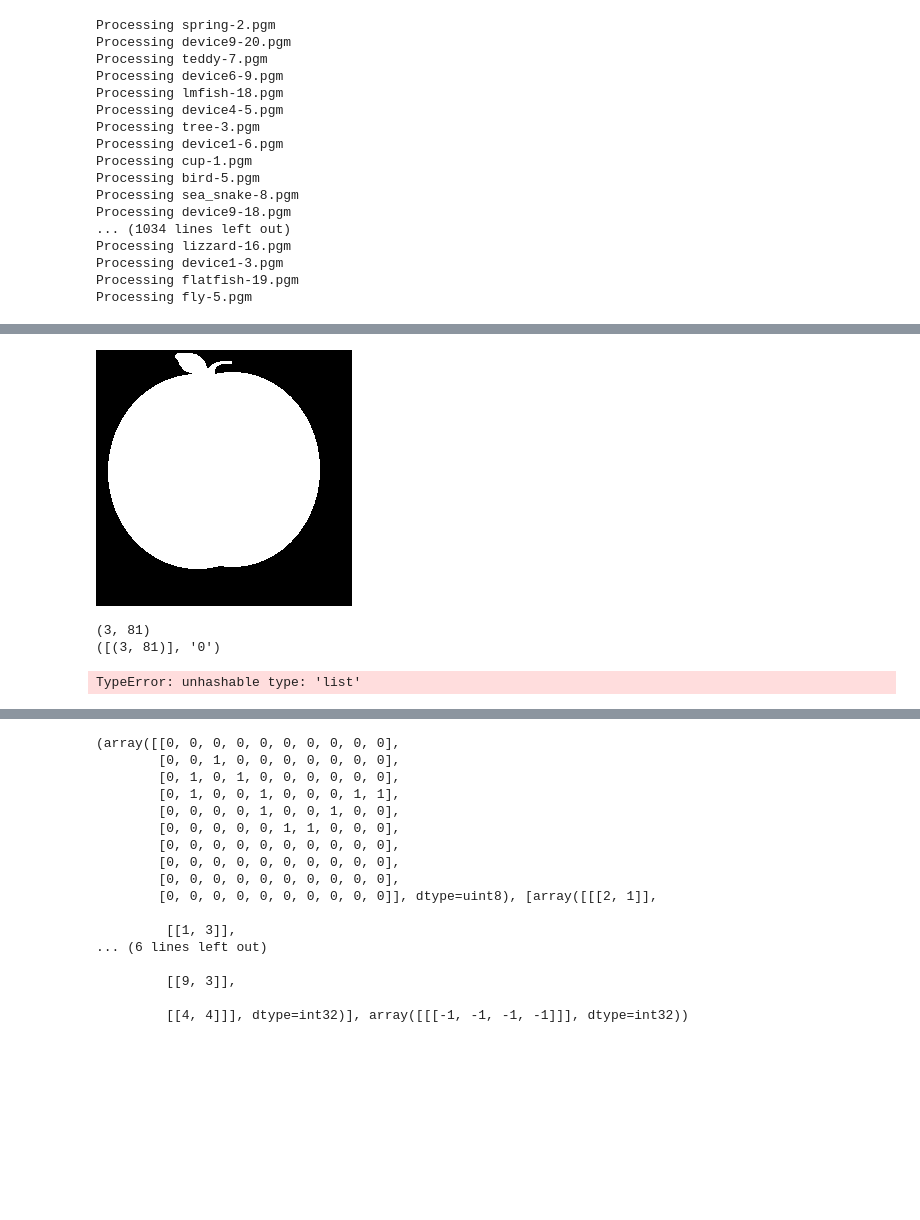
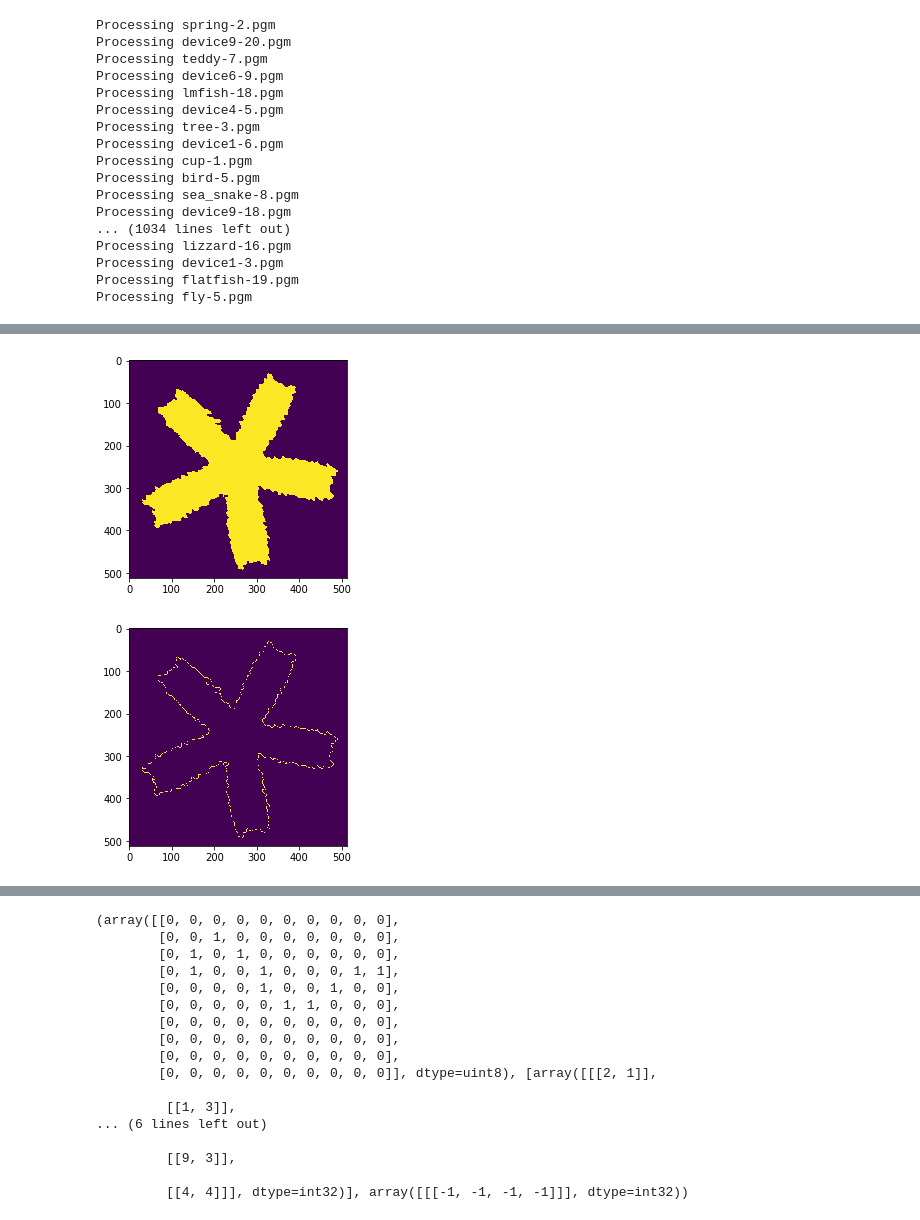
Before and after one commit to scalexm/DICG, a Jupyter notebook: Alter.ipynb, the cells around one changed output, grey strips where cells are left out. Drawn from its saved outputs; the diff is of its cells as text; code cells hidden in the pictures; blank space fills up the shorter version.

```diff
--- a/Alter.ipynb
+++ b/Alter.ipynb
@@ -126,13 +62,12 @@ KeyboardInterrupt:
-# %%
-img,pix_map = data[13][0]
-img
-# %% [output]
-[figure, removed]
-# %%
-contour,freeman = extract_contour(pix_map)
-print(contour)
-show_contour(img,contour)
-# %% [output]
-(3, 81)
-([(3, 81)], '0')
-TypeError: unhashable type: 'list'
+# %%
+img = data[30][2][1]
+plt.imshow(np.asarray(img))
+plt.show()
+# %% [output]
+[figure, added]
+# %%
+ctr = contour(np.asarray(img))
+plt.imshow(ctr)
+plt.show()
+# %% [output]
+[figure, added]
```
Also changed, not shown: parts of 25 cells of this notebook, 3 other files.
